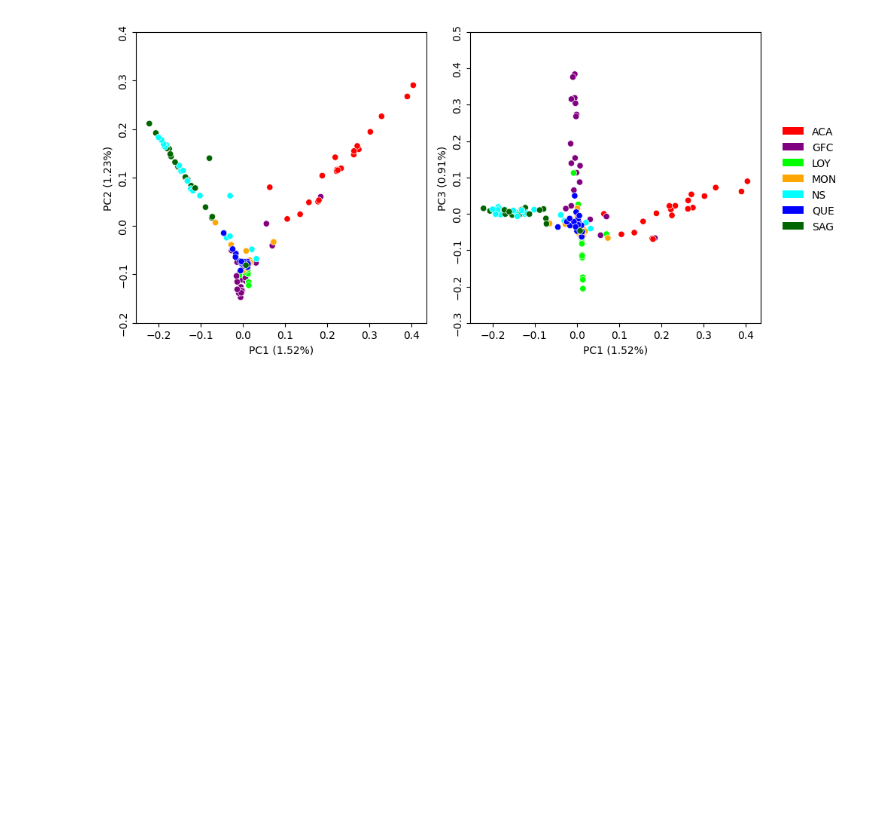
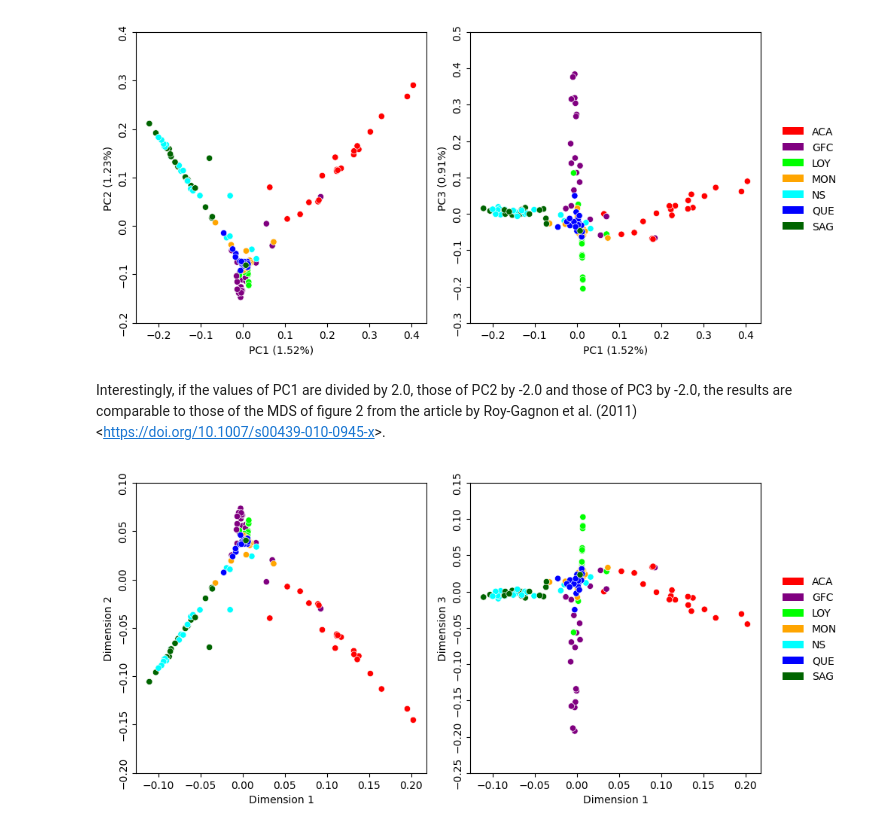
Before and after one commit to Genopop/geneakit, a Jupyter notebook: examples/correlation_pca.ipynb, the cells around one changed output. Cells and saved outputs as stored; diff of their text form; code cells hidden in the pictures; blank space fills up the shorter version.

Commit message:
Add example from Roy-Gagnon et al.

```diff
--- a/examples/correlation_pca.ipynb
+++ b/examples/correlation_pca.ipynb
@@ -258,3 +258,55 @@ fig.tight_layout()
 plt.show()
 # %% [output]
 [figure]
+# %% [markdown]
+Interestingly, if the values of PC1 are divided by 2.0, those of PC2 by -2.0 and those of PC3 by -2.0, the results are comparable to those of the MDS of figure 2 from the article by Roy-Gagnon et al. (2011) <[https://doi.org/10.1007/s00439-010-0945-x]()>.
+# %%
+fig, ax = plt.subplots(1, 2, figsize=(10, 5))
+left = sns.scatterplot(x=emb[:, 0]/2.0, y=emb[:, 1]/-2.0, hue=colors, ax=ax[0],
+                     palette={color: color for color in pop_to_color.values()})
+left.set_box_aspect(1)
+ratio = round(ratios[0]*100, 2)
+left.set_xlabel(f'Dimension 1')
+ratio = round(ratios[1]*100, 2)
+left.set_ylabel(f'Dimension 2')
+
+# Get the current axis
+x0, y0, w, h = left.get_position().bounds
+
+# Rotate the y axis labels
+yticks = left.get_yticks()
+yticklabels = left.get_yticklabels()
+left.set_yticks(yticks, yticklabels, va='center', rotation=90)
+
+# Disable legend for the left side
+left.get_legend().remove()
+
+
+right = sns.scatterplot(x=emb[:, 0]/2.0, y=emb[:, 2]/-2.0, hue=colors, ax=ax[1],
+                     palette={color: color for color in pop_to_color.values()})
+right.set_box_aspect(1)
+ratio = round(ratios[0]*100, 2)
+right.set_xlabel(f'Dimension 1')
+ratio = round(ratios[2]*100, 2)
+right.set_ylabel(f'Dimension 3')
+
+# Get the current axis
+x0, y0, w, h = left.get_position().bounds
+
+# Rotate the y axis labels
+yticks = right.get_yticks()
+yticklabels = right.get_yticklabels()
+right.set_yticks(yticks, yticklabels, va='center', rotation=90)
+
+
+# Create a list of legend elements
+legend_elements = [Patch(facecolor=color, label=pop)
+                   for pop, color in pop_to_color.items()]
+
+# Add the legend to the plot
+right.legend(handles=legend_elements, bbox_to_anchor=(x0 / 2 + w * 3.5, y0 + h / 2),
+          loc='right', frameon=False)
+fig.tight_layout()
+plt.show()
+# %% [output]
+[figure, added]
```
Also changed, not shown: parts of 1 cell of this notebook.
